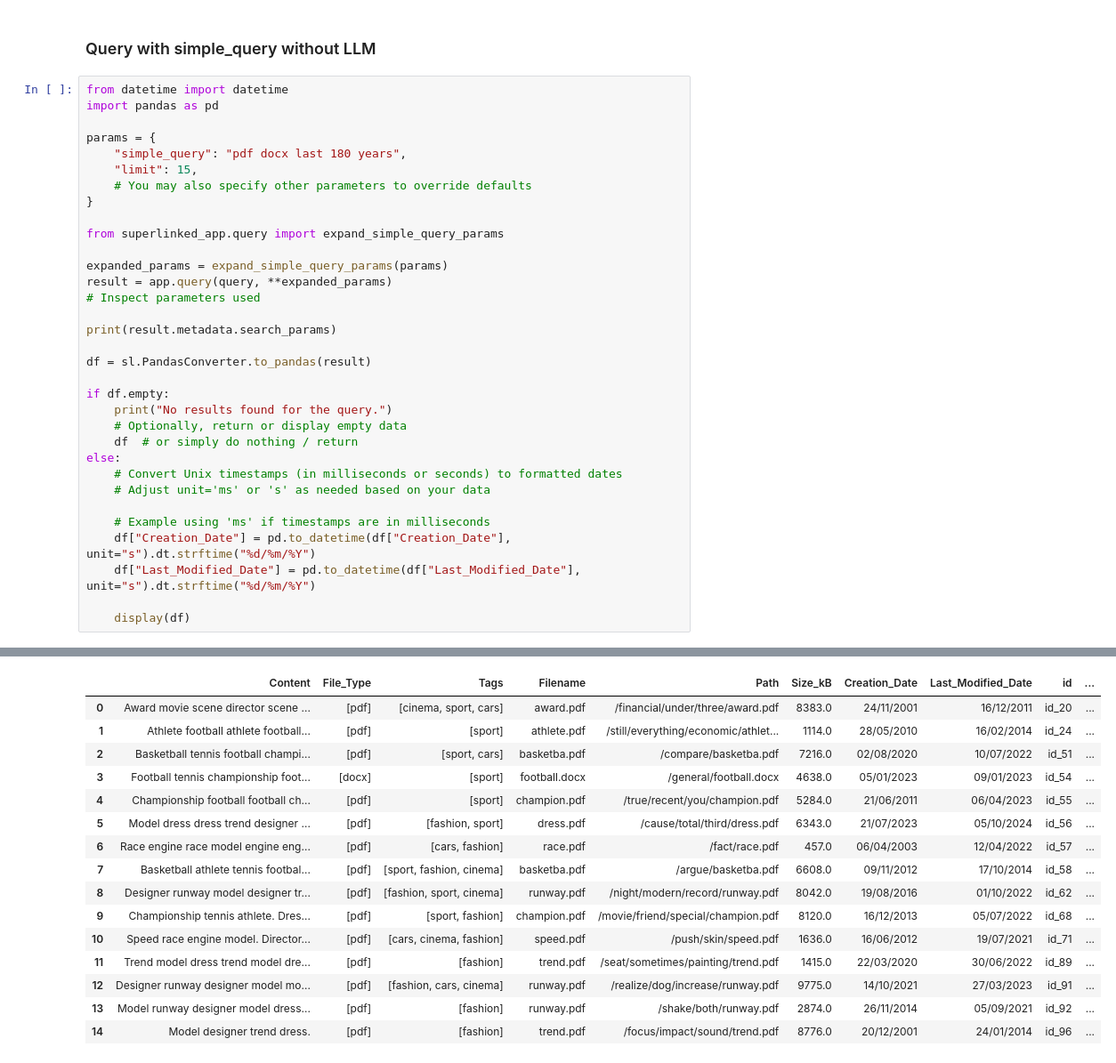
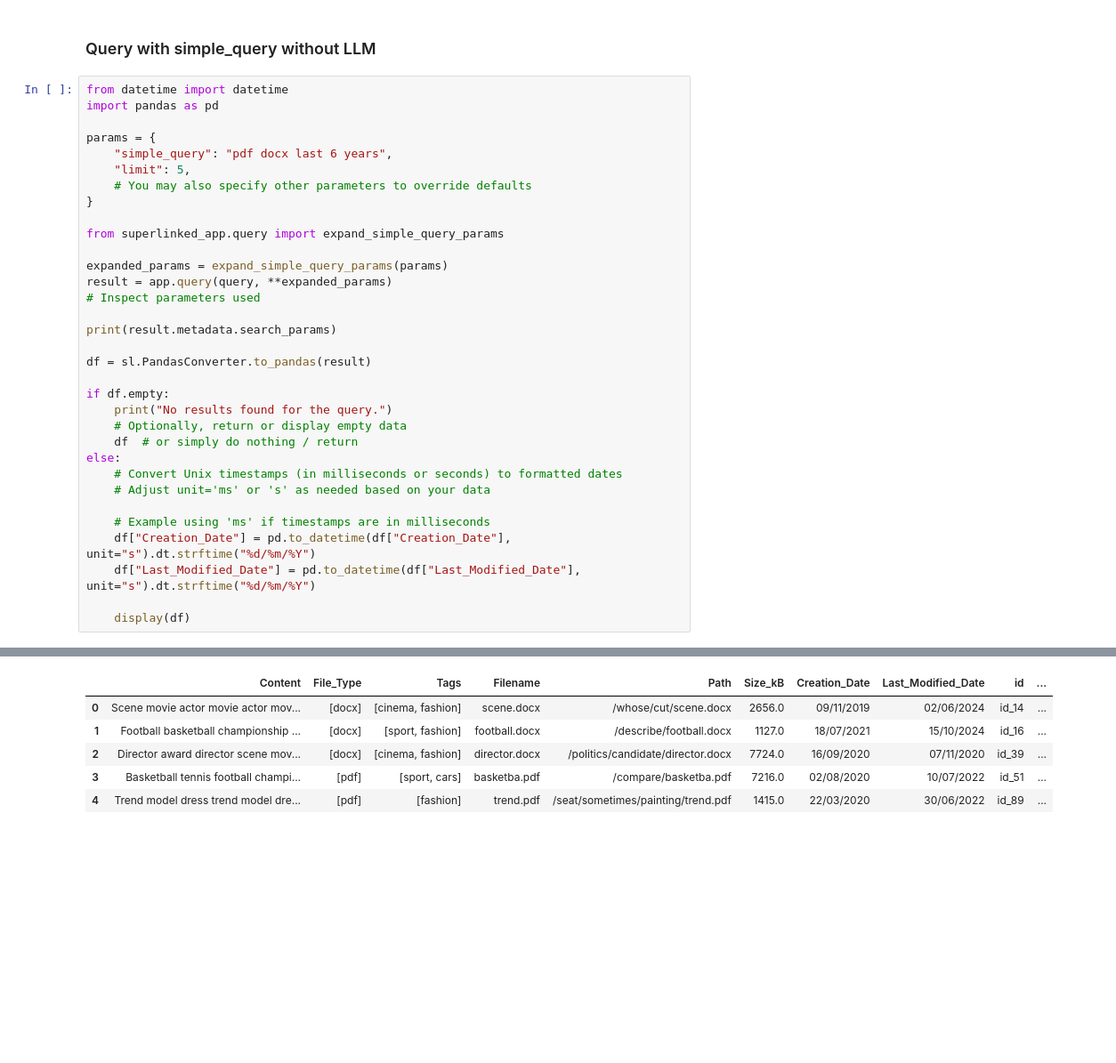
Before and after one commit to tatankam/intelligent-file-search, a Jupyter notebook: notebooks/superlinked-queries.ipynb, the cells around one changed output, grey strips where cells are left out. Shown: that part at 89% size. Cells and saved outputs as stored; diff of their text form; blank space fills up the shorter version.

Commit message:
Query with no LLM

```diff
--- a/notebooks/superlinked-queries.ipynb
+++ b/notebooks/superlinked-queries.ipynb
@@ -237,8 +255,8 @@ from datetime import datetime
 import pandas as pd
 
 params = {
-    "simple_query": "pdf docx last 180 years",
-    "limit": 15,
+    "simple_query": "pdf docx last 6 years",
+    "limit": 5,
     # You may also specify other parameters to override defaults
 }
 
@@ -273,16 +291,6 @@ else:
 |  | Content | File_Type | Tags | Filename | Path | Size_kB | Creation_Date | Last_Modified_Date | id | ... |
-| 0 | Award movie scene director scene ... | [pdf] | [cinema, sport, cars] | award.pdf | /financial/under/three/award.pdf | 8383.0 | 24/11/2001 | 16/12/2011 | id_20 | ... |
-| 1 | Athlete football athlete football... | [pdf] | [sport] | athlete.pdf | /still/everything/economic/athlet... | 1114.0 | 28/05/2010 | 16/02/2014 | id_24 | ... |
-| 2 | Basketball tennis football champi... | [pdf] | [sport, cars] | basketba.pdf | /compare/basketba.pdf | 7216.0 | 02/08/2020 | 10/07/2022 | id_51 | ... |
-| 3 | Football tennis championship foot... | [docx] | [sport] | football.docx | /general/football.docx | 4638.0 | 05/01/2023 | 09/01/2023 | id_54 | ... |
-| 4 | Championship football football ch... | [pdf] | [sport] | champion.pdf | /true/recent/you/champion.pdf | 5284.0 | 21/06/2011 | 06/04/2023 | id_55 | ... |
-| 5 | Model dress dress trend designer ... | [pdf] | [fashion, sport] | dress.pdf | /cause/total/third/dress.pdf | 6343.0 | 21/07/2023 | 05/10/2024 | id_56 | ... |
-| 6 | Race engine race model engine eng... | [pdf] | [cars, fashion] | race.pdf | /fact/race.pdf | 457.0 | 06/04/2003 | 12/04/2022 | id_57 | ... |
-| 7 | Basketball athlete tennis footbal... | [pdf] | [sport, fashion, cinema] | basketba.pdf | /argue/basketba.pdf | 6608.0 | 09/11/2012 | 17/10/2014 | id_58 | ... |
-| 8 | Designer runway model designer tr... | [pdf] | [fashion, sport, cinema] | runway.pdf | /night/modern/record/runway.pdf | 8042.0 | 19/08/2016 | 01/10/2022 | id_62 | ... |
-| 9 | Championship tennis athlete. Dres... | [pdf] | [sport, fashion] | champion.pdf | /movie/friend/special/champion.pdf | 8120.0 | 16/12/2013 | 05/07/2022 | id_68 | ... |
-| 10 | Speed race engine model. Director... | [pdf] | [cars, cinema, fashion] | speed.pdf | /push/skin/speed.pdf | 1636.0 | 16/06/2012 | 19/07/2021 | id_71 | ... |
-| 11 | Trend model dress trend model dre... | [pdf] | [fashion] | trend.pdf | /seat/sometimes/painting/trend.pdf | 1415.0 | 22/03/2020 | 30/06/2022 | id_89 | ... |
-| 12 | Designer runway designer model mo... | [pdf] | [fashion, cars, cinema] | runway.pdf | /realize/dog/increase/runway.pdf | 9775.0 | 14/10/2021 | 27/03/2023 | id_91 | ... |
-| 13 | Model runway designer model dress... | [pdf] | [fashion] | runway.pdf | /shake/both/runway.pdf | 2874.0 | 26/11/2014 | 05/09/2021 | id_92 | ... |
-| 14 | Model designer trend dress. | [pdf] | [fashion] | trend.pdf | /focus/impact/sound/trend.pdf | 8776.0 | 20/12/2001 | 24/01/2014 | id_96 | ... |
+| 0 | Scene movie actor movie actor mov... | [docx] | [cinema, fashion] | scene.docx | /whose/cut/scene.docx | 2656.0 | 09/11/2019 | 02/06/2024 | id_14 | ... |
+| 1 | Football basketball championship ... | [docx] | [sport, fashion] | football.docx | /describe/football.docx | 1127.0 | 18/07/2021 | 15/10/2024 | id_16 | ... |
+| 2 | Director award director scene mov... | [docx] | [cinema, fashion] | director.docx | /politics/candidate/director.docx | 7724.0 | 16/09/2020 | 07/11/2020 | id_39 | ... |
+| 3 | Basketball tennis football champi... | [pdf] | [sport, cars] | basketba.pdf | /compare/basketba.pdf | 7216.0 | 02/08/2020 | 10/07/2022 | id_51 | ... |
+| 4 | Trend model dress trend model dre... | [pdf] | [fashion] | trend.pdf | /seat/sometimes/painting/trend.pdf | 1415.0 | 22/03/2020 | 30/06/2022 | id_89 | ... |
```
Also changed, not shown: parts of 9 cells of this notebook.
